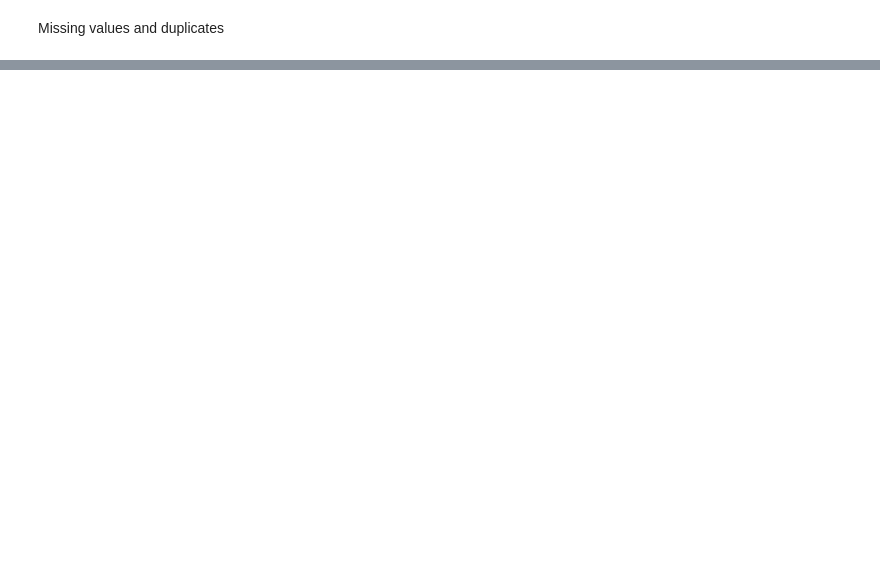
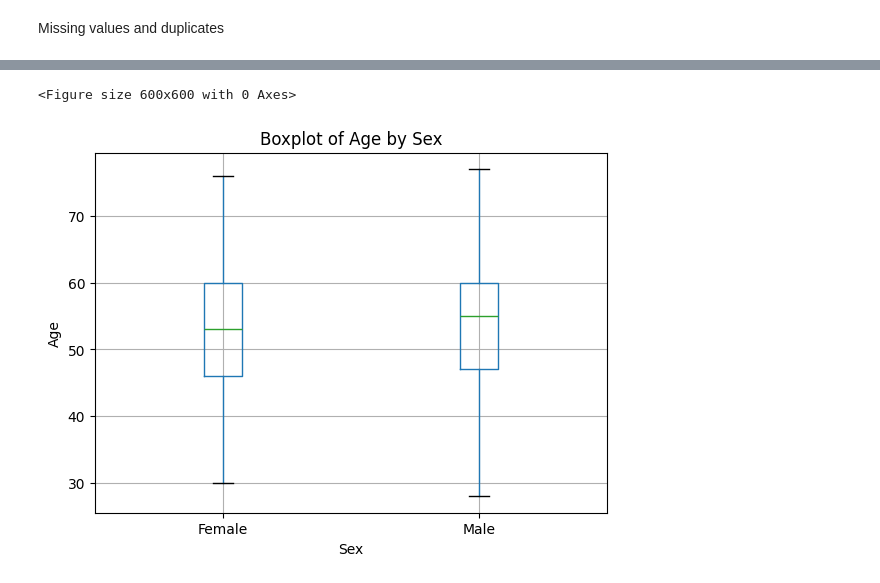
Before and after one commit to Francoamigoa/Week_2_homework, a Jupyter notebook: analysis.ipynb, the cells around one changed output, grey strips where cells are left out. Cells and saved outputs as stored; diff of their text form; code cells hidden in the pictures; blank space fills up the shorter version.

```diff
--- a/analysis.ipynb
+++ b/analysis.ipynb
@@ -128,0 +222,31 @@ print("After outlier removal, shape:", heart.shape)
+# %%
+from sklearn.model_selection import train_test_split
+from sklearn.linear_model import LogisticRegression
+from sklearn.metrics import accuracy_score, confusion_matrix, precision_score, recall_score
+heart["disease"] = (heart["num"] > 0).astype(int)
+heart_d = pd.get_dummies(
+    heart,
+    columns=["sex", "cp", "restecg", "fbs", "exang"],
+    drop_first=True
+)
+
+X = heart_d.drop(columns=["num", "disease"])
+y = heart_d["disease"]
+
+X_train, X_test, y_train, y_test = train_test_split(
+    X, y, test_size=0.2, random_state=2000, stratify=y
+)
+
+model = LogisticRegression(max_iter=2000)
+model.fit(X_train, y_train)
+
+y_pred = model.predict(X_test)
+acc = accuracy_score(y_test, y_pred)
+cm = confusion_matrix(y_test, y_pred)
+sensitivity = recall_score(y_test, y_pred)
+TN, FP, FN, TP = cm.ravel()
+specificity = TN / (TN + FP)
+print("Variables included:", list(X.columns))
+print("Accuracy:", round(acc, 3))
+print("Sensitivity: ", round(sensitivity, 3))
+print("Specificity: ", round(specificity, 3))
@@ -128,0 +264,14 @@ print("After outlier removal, shape:", heart.shape)
+# %%
+import matplotlib.pyplot as plt
+
+# Boxplot de edad por sexo
+plt.figure(figsize=(6,6))
+heart.boxplot(column="age", by="sex")
+plt.title("Boxplot of Age by Sex")
+plt.suptitle("")
+plt.xlabel("Sex")
+plt.ylabel("Age")
+plt.show()
+# %% [output]
+<Figure size 600x600 with 0 Axes>
+[figure, added]
```
Also changed, not shown: parts of 18 cells of this notebook, 4 other files.
